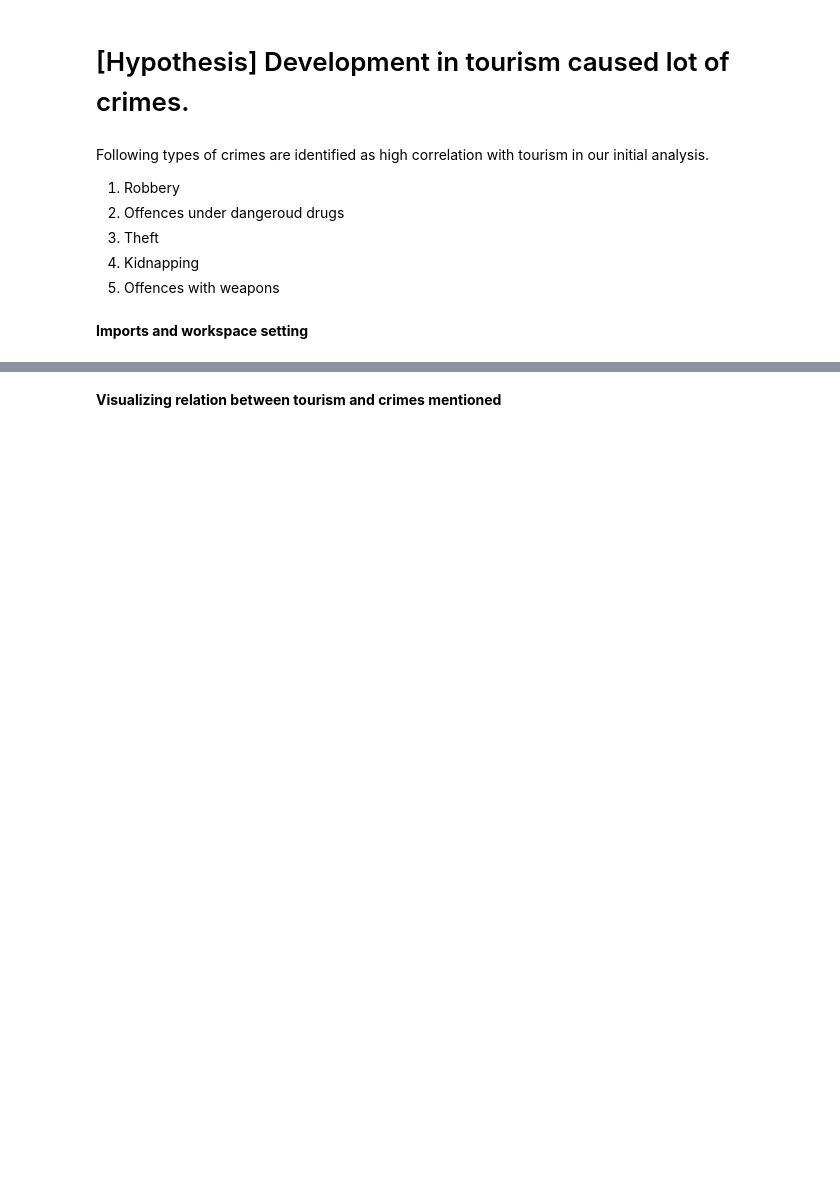
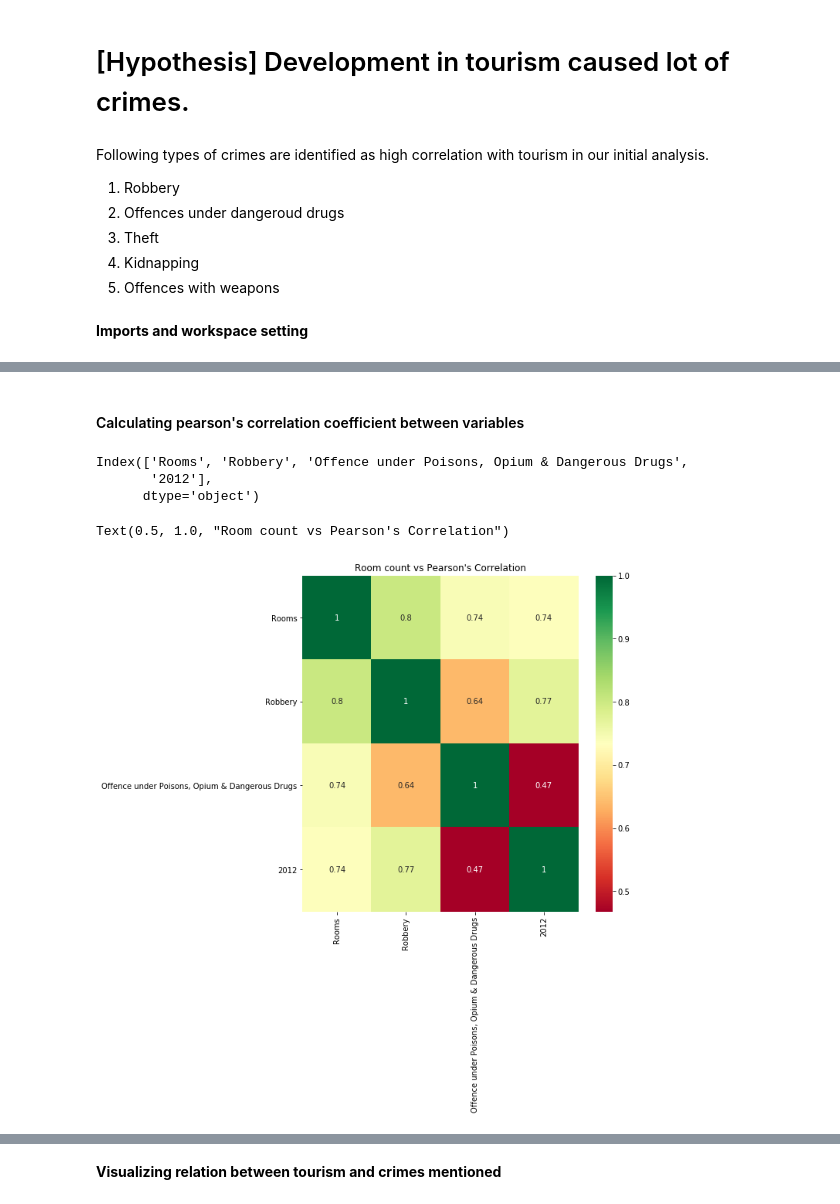
Before and after one commit to PraAnj/gov.lk.data.analysis, a Jupyter notebook: src/tourism_causes_crimes_hypothesis.ipynb, the cells around one changed output, grey strips where cells are left out. Cells and saved outputs as stored; diff of their text form; code cells hidden in the pictures; blank space fills up the shorter version.

```diff
--- a/src/tourism_causes_crimes_hypothesis.ipynb
+++ b/src/tourism_causes_crimes_hypothesis.ipynb
@@ -39,0 +42,7 @@ Data set size :  (25, 37)
+# %%
+integrated_dataNormalized = integrated_data
+
+for label,content in integrated_data.loc[:, "Abduction / Kidnapping":"Offence under Poisons, Opium & Dangerous Drugs"].iteritems():
+    integrated_dataNormalized[label] = integrated_data[label].divide(integrated_data["2012"])
+
+integrated_dataNormalized.head()
@@ -39,0 +57,18 @@ Data set size :  (25, 37)
+# %% [markdown]
+#### Calculating pearson's correlation coefficient between variables
+# %%
+pearsonsCorrelations = integrated_dataNormalized.corr(method="pearson")
+
+## Extract high correlations to Rooms
+topCorrFeatures = pearsonsCorrelations.index[abs(pearsonsCorrelations['Rooms']) >= 0.6]
+print(topCorrFeatures)
+
+plt.figure(figsize=(8,8))
+ax = sns.heatmap(integrated_dataNormalized[topCorrFeatures].corr(method="pearson"), annot=True, cmap="RdYlGn")
+ax.set_title('Room count vs Pearson\'s Correlation')
+# %% [output]
+Index(['Rooms', 'Robbery', 'Offence under Poisons, Opium & Dangerous Drugs',
+       '2012'],
+      dtype='object')
+Text(0.5, 1.0, "Room count vs Pearson's Correlation")
+[figure, added]
```
Also changed, not shown: parts of 23 cells of this notebook.
